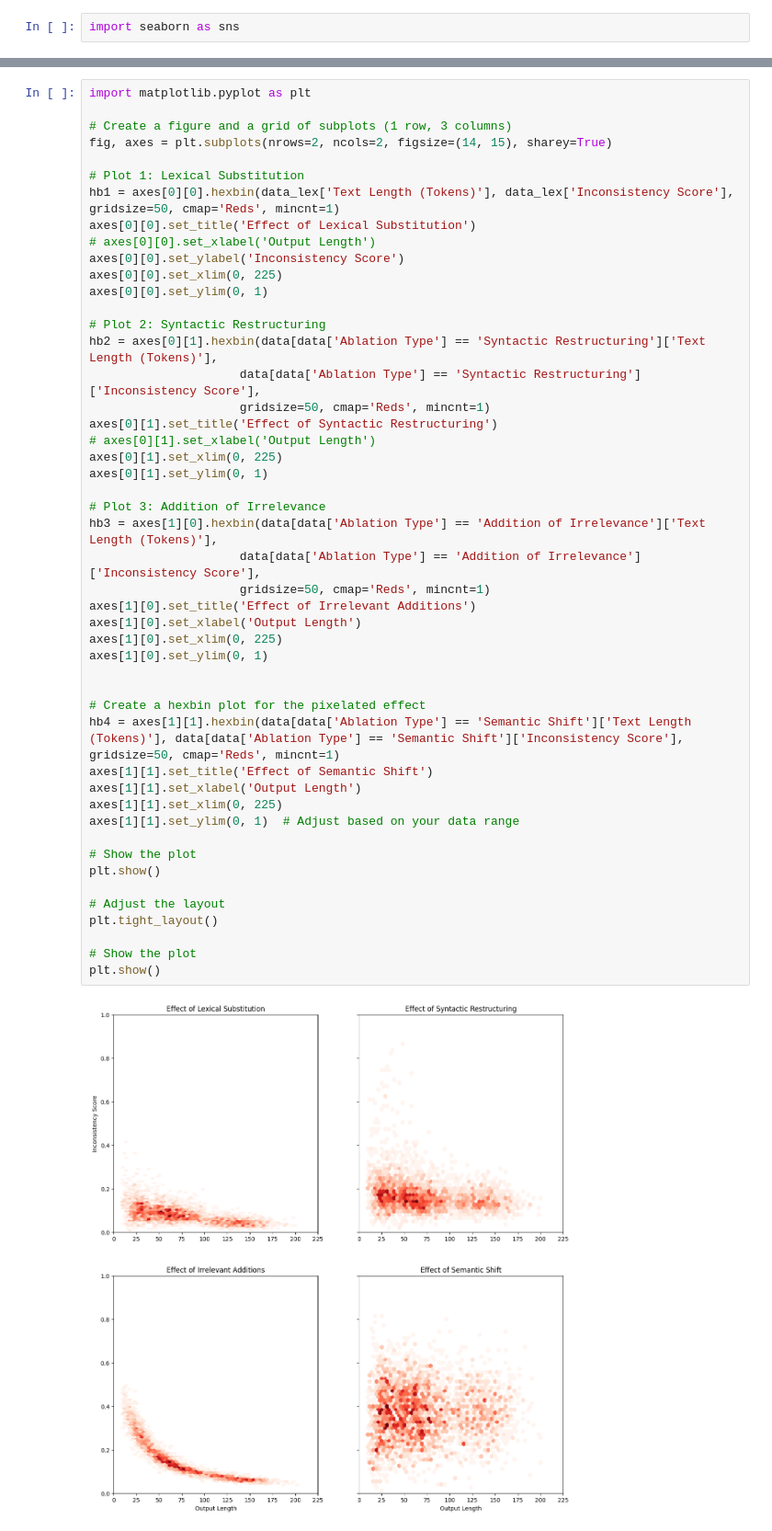
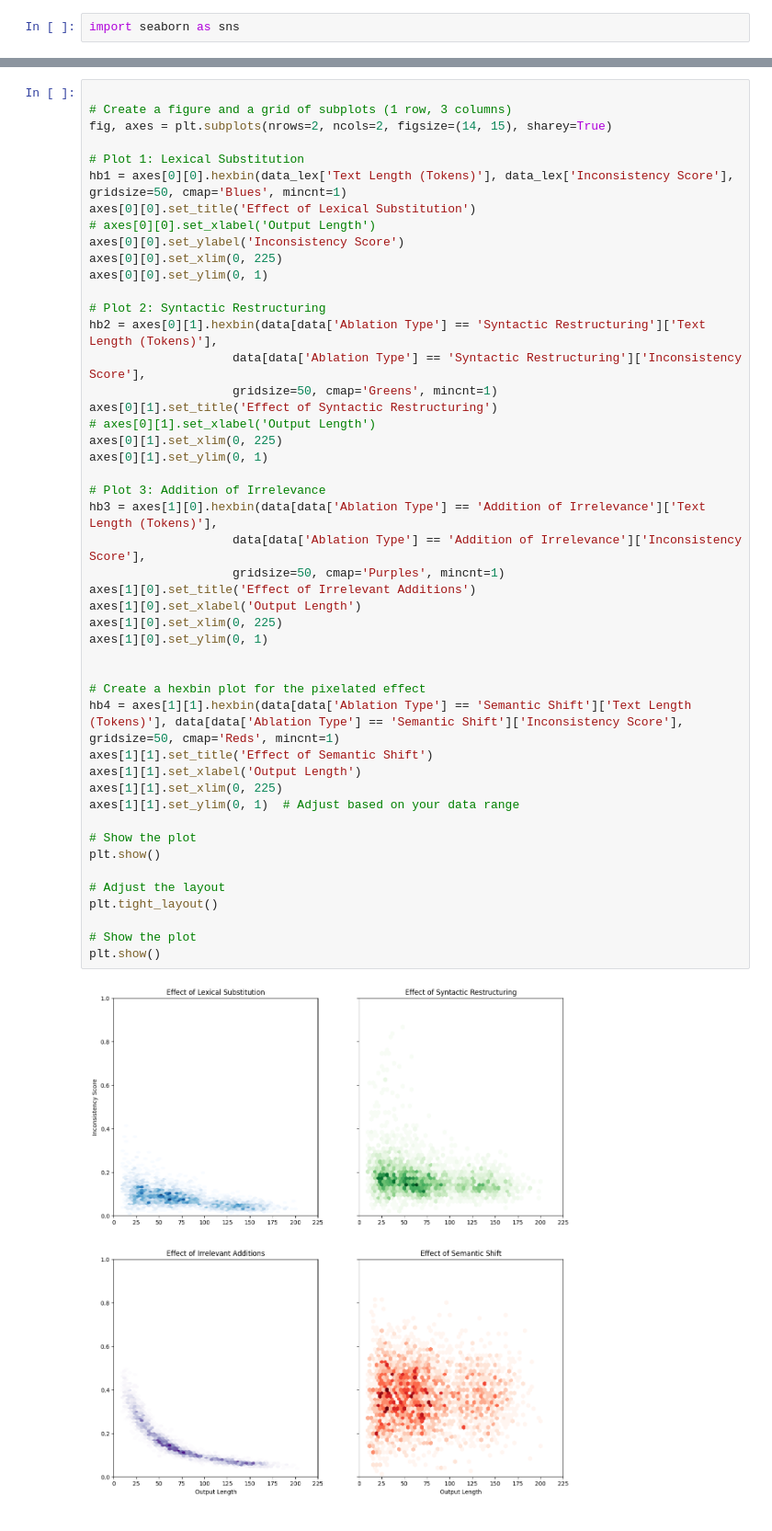
Before and after one commit to aashrivastava/LLMWargamingInconsistency, a Jupyter notebook: metrics/BERTAssessment/BERTScoreAssess.ipynb, the cells around one changed output, grey strips where cells are left out. Shown at 92% size. Saved outputs shown, nothing was run; the diff lists cells and outputs as text.

Commit message:
score assessments and plots

```diff
--- a/metrics/BERTAssessment/BERTScoreAssess.ipynb
+++ b/metrics/BERTAssessment/BERTScoreAssess.ipynb
@@ -630,11 +660,10 @@ plt.show()
 # %%
-import matplotlib.pyplot as plt
 
 # Create a figure and a grid of subplots (1 row, 3 columns)
 fig, axes = plt.subplots(nrows=2, ncols=2, figsize=(14, 15), sharey=True)
 
 # Plot 1: Lexical Substitution
-hb1 = axes[0][0].hexbin(data_lex['Text Length (Tokens)'], data_lex['Inconsistency Score'], gridsize=50, cmap='Reds', mincnt=1)
+hb1 = axes[0][0].hexbin(data_lex['Text Length (Tokens)'], data_lex['Inconsistency Score'], gridsize=50, cmap='Blues', mincnt=1)
 axes[0][0].set_title('Effect of Lexical Substitution')
 # axes[0][0].set_xlabel('Output Length')
 axes[0][0].set_ylabel('Inconsistency Score')
@@ -643,38 +672,38 @@ axes[0][0].set_ylim(0, 1)
 
 # Plot 2: Syntactic Restructuring
 hb2 = axes[0][1].hexbin(data[data['Ablation Type'] == 'Syntactic Restructuring']['Text Length (Tokens)'],
-                     data[data['Ablation Type'] == 'Syntactic Restructuring']['Inconsistency Score'],
-                     gridsize=50, cmap='Reds', mincnt=1)
+                    data[data['Ablation Type'] == 'Syntactic Restructuring']['Inconsistency Score'],
+                    gridsize=50, cmap='Greens', mincnt=1)
 axes[0][1].set_title('Effect of Syntactic Restructuring')
 # axes[0][1].set_xlabel('Output Length')
 axes[0][1].set_xlim(0, 225)
 axes[0][1].set_ylim(0, 1)
 
 # Plot 3: Addition of Irrelevance
 hb3 = axes[1][0].hexbin(data[data['Ablation Type'] == 'Addition of Irrelevance']['Text Length (Tokens)'],
-                     data[data['Ablation Type'] == 'Addition of Irrelevance']['Inconsistency Score'],
-                     gridsize=50, cmap='Reds', mincnt=1)
+                    data[data['Ablation Type'] == 'Addition of Irrelevance']['Inconsistency Score'],
+                    gridsize=50, cmap='Purples', mincnt=1)
 axes[1][0].set_title('Effect of Irrelevant Additions')
 axes[1][0].set_xlabel('Output Length')
 axes[1][0].set_xlim(0, 225)
 axes[1][0].set_ylim(0, 1)
 
 
 # Create a hexbin plot for the pixelated effect
 hb4 = axes[1][1].hexbin(data[data['Ablation Type'] == 'Semantic Shift']['Text Length (Tokens)'], data[data['Ablation Type'] == 'Semantic Shift']['Inconsistency Score'], gridsize=50, cmap='Reds', mincnt=1)
 axes[1][1].set_title('Effect of Semantic Shift')
 axes[1][1].set_xlabel('Output Length')
 axes[1][1].set_xlim(0, 225)
 axes[1][1].set_ylim(0, 1)  # Adjust based on your data range
 
 # Show the plot
 plt.show()
 
 # Adjust the layout
 plt.tight_layout()
 
 # Show the plot
 plt.show()
 # %% [output]
-[figure, old version]
+[figure, new version]
 <Figure size 640x480 with 0 Axes>
```
Also changed, not shown: parts of 19 cells of this notebook, 8 other files.
